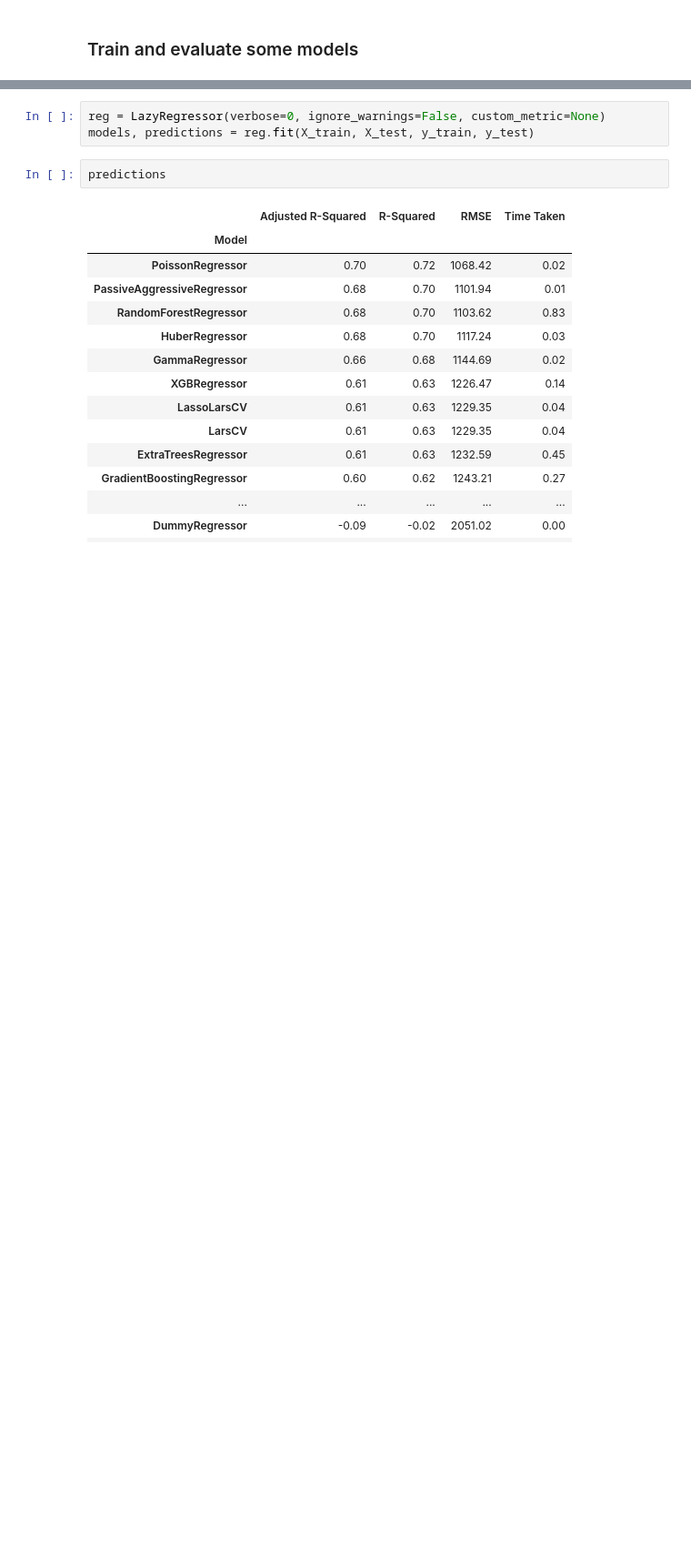
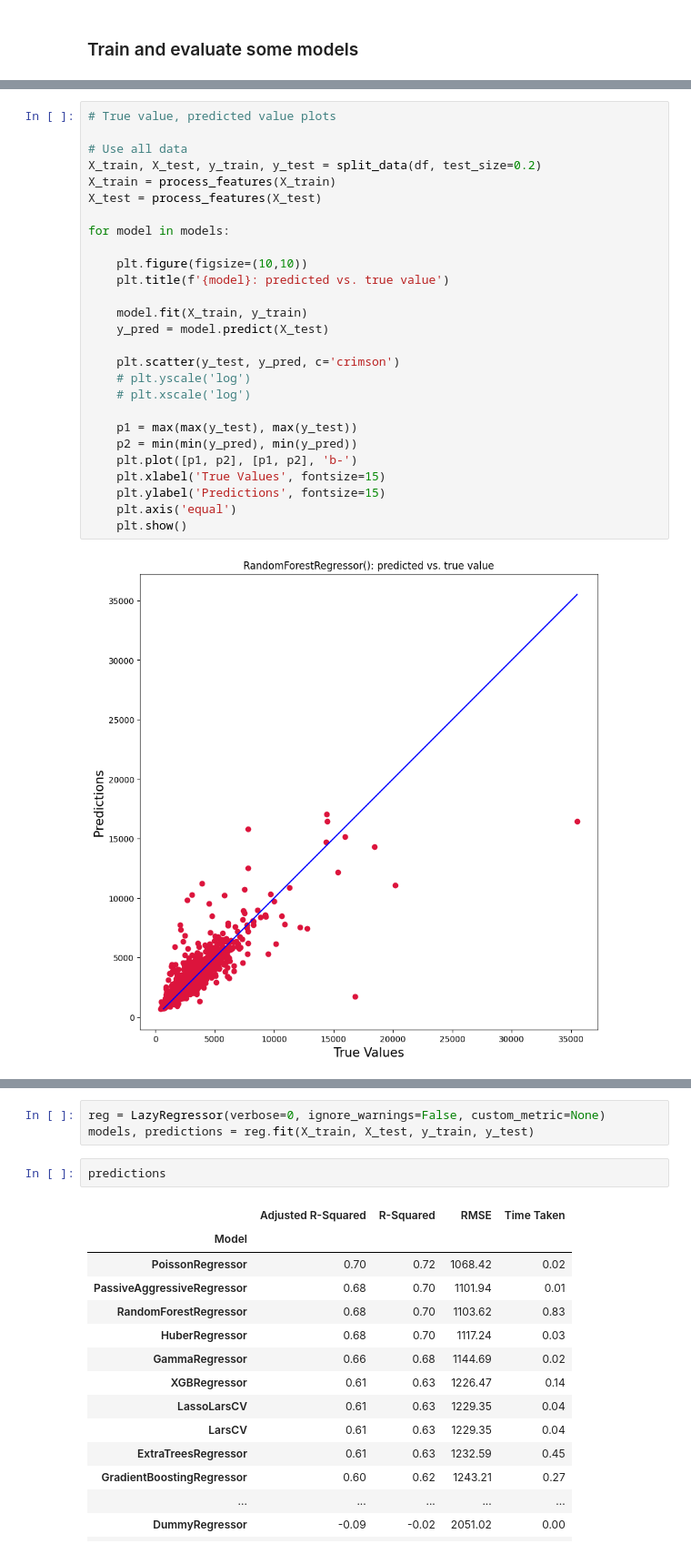
Before and after one commit to JunTaoLuo/ErukaExp, a Jupyter notebook: simple_modeling.ipynb, the cells around one changed output, grey strips where cells are left out. Shown at 91% size. Drawn from its saved outputs; the diff is of its cells as text; blank space fills up the shorter version.

```diff
--- a/simple_modeling.ipynb
+++ b/simple_modeling.ipynb
@@ -227,0 +280,29 @@ X_test = process_features(X_test)
+# %%
+# True value, predicted value plots
+
+# Use all data
+X_train, X_test, y_train, y_test = split_data(df, test_size=0.2)
+X_train = process_features(X_train)
+X_test = process_features(X_test)
+
+for model in models:
+
+    plt.figure(figsize=(10,10))
+    plt.title(f'{model}: predicted vs. true value')
+
+    model.fit(X_train, y_train)
+    y_pred = model.predict(X_test)
+
+    plt.scatter(y_test, y_pred, c='crimson')
+    # plt.yscale('log')
+    # plt.xscale('log')
+
+    p1 = max(max(y_test), max(y_test))
+    p2 = min(min(y_pred), min(y_pred))
+    plt.plot([p1, p2], [p1, p2], 'b-')
+    plt.xlabel('True Values', fontsize=15)
+    plt.ylabel('Predictions', fontsize=15)
+    plt.axis('equal')
+    plt.show()
+# %% [output]
+[figure, added]
```
Also changed, not shown: parts of 12 cells of this notebook, 4 other files.
